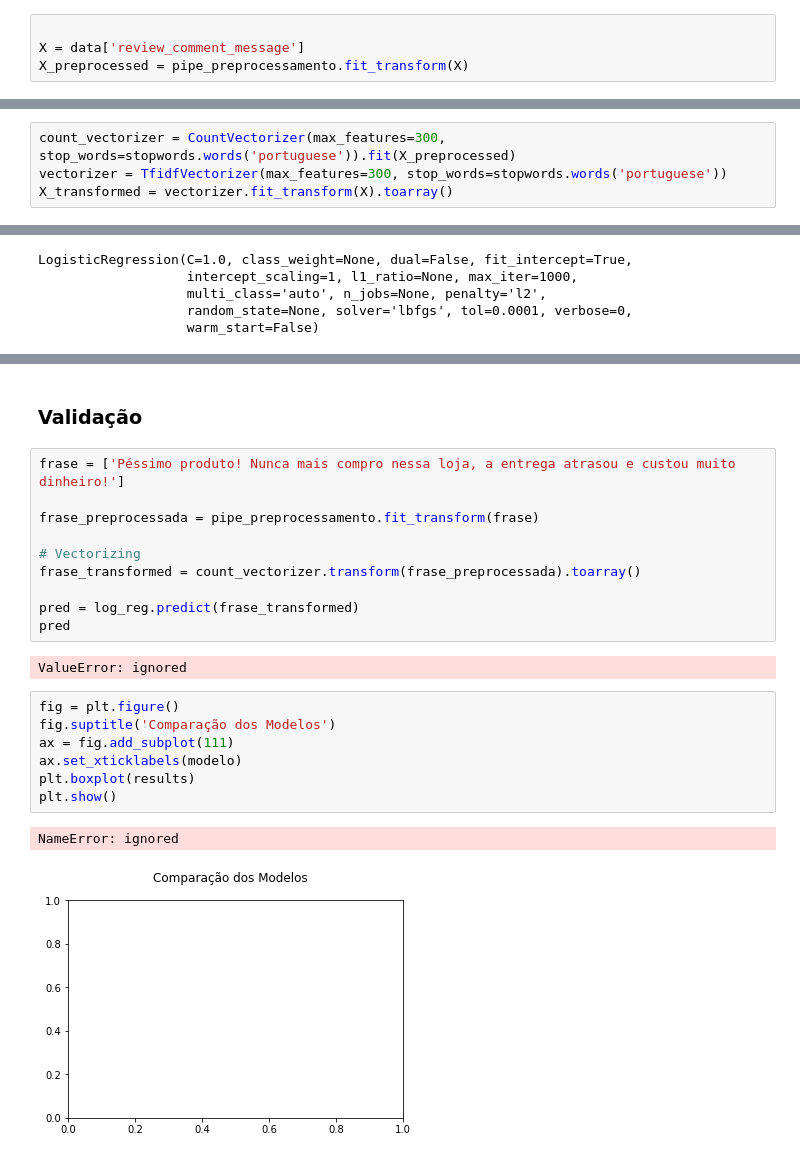
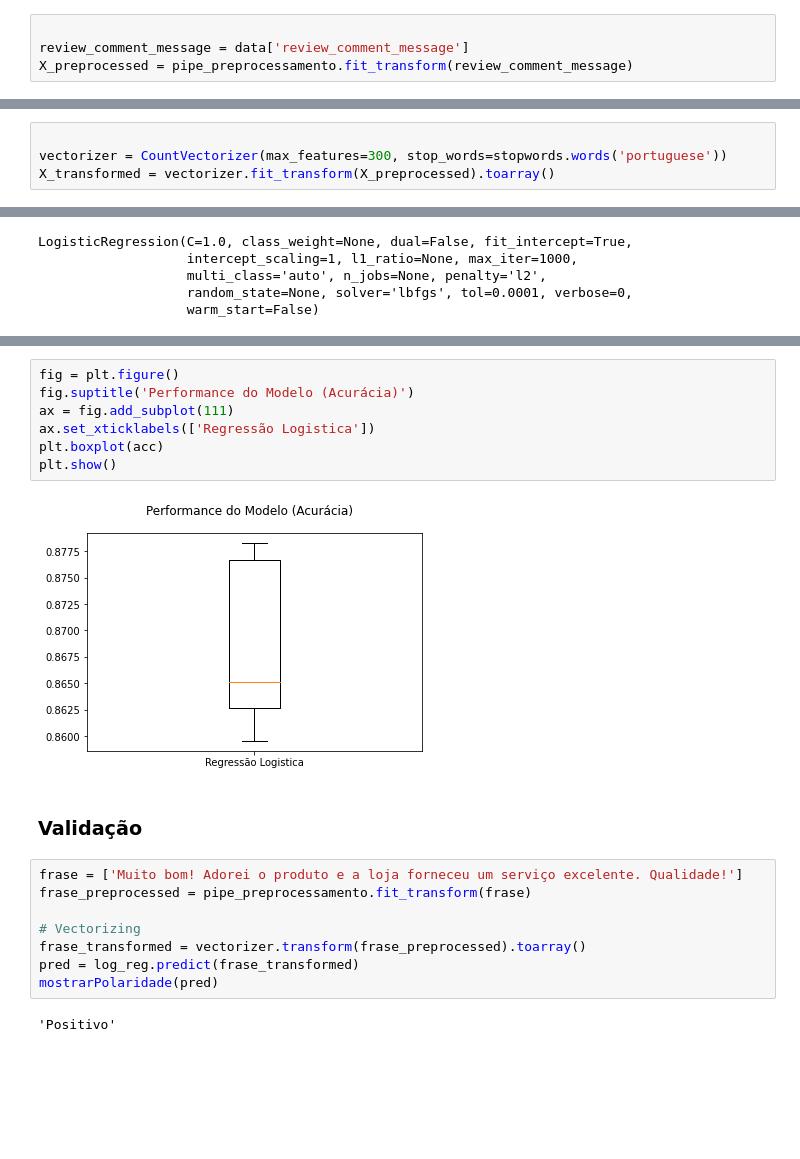
Before and after one commit to mmota287/sentiment-analysis-ecommerce, a Jupyter notebook: Reviews_de_Ecommerce.ipynb, the cells around one changed output, grey strips where cells are left out. Saved outputs shown, nothing was run; the diff lists cells and outputs as text; blank space fills up the shorter version.

```diff
--- a/Reviews_de_Ecommerce.ipynb
+++ b/Reviews_de_Ecommerce.ipynb
@@ -290,5 +290,5 @@ pipe_preprocessamento = Pipeline([
 ])
 # %%
 
-X = data['review_comment_message']
-X_preprocessed = pipe_preprocessamento.fit_transform(X)
+review_comment_message = data['review_comment_message']
+X_preprocessed = pipe_preprocessamento.fit_transform(review_comment_message)
@@ -295,7 +297,7 @@ X_preprocessed = pipe_preprocessamento.fit_transform(X)
 # %%
-count_vectorizer = CountVectorizer(max_features=300, stop_words=stopwords.words('portuguese')).fit(X_preprocessed)
-vectorizer = TfidfVectorizer(max_features=300, stop_words=stopwords.words('portuguese'))
-X_transformed = vectorizer.fit_transform(X).toarray()
+
+vectorizer = CountVectorizer(max_features=300, stop_words=stopwords.words('portuguese'))
+X_transformed = vectorizer.fit_transform(X_preprocessed).toarray()
 # %%
 # Checking
 X_transformed[0]
@@ -365,24 +357,21 @@ acc.mean()
+# %%
+fig = plt.figure()
+fig.suptitle('Performance do Modelo (Acurácia)')
+ax = fig.add_subplot(111)
+ax.set_xticklabels(['Regressão Logistica'])
+plt.boxplot(acc)
+plt.show()
+# %% [output]
+[figure, added]
 # %% [markdown]
 ### Validação
 # %%
-frase = ['Péssimo produto! Nunca mais compro nessa loja, a entrega atrasou e custou muito dinheiro!']
-
-frase_preprocessada = pipe_preprocessamento.fit_transform(frase)
+frase = ['Muito bom! Adorei o produto e a loja forneceu um serviço excelente. Qualidade!']
+frase_preprocessed = pipe_preprocessamento.fit_transform(frase)
 
 # Vectorizing
-frase_transformed = count_vectorizer.transform(frase_preprocessada).toarray()
-
+frase_transformed = vectorizer.transform(frase_preprocessed).toarray()
 pred = log_reg.predict(frase_transformed)
-pred
+mostrarPolaridade(pred)
 # %% [output]
-ValueError: ignored
+'Positivo'
-# %%
-fig = plt.figure()
-fig.suptitle('Comparação dos Modelos')
-ax = fig.add_subplot(111)
-ax.set_xticklabels(modelo)
-plt.boxplot(results)
-plt.show()
-# %% [output]
-NameError: ignored
-[figure, removed]
```
Also changed, not shown: parts of 11 cells of this notebook.
